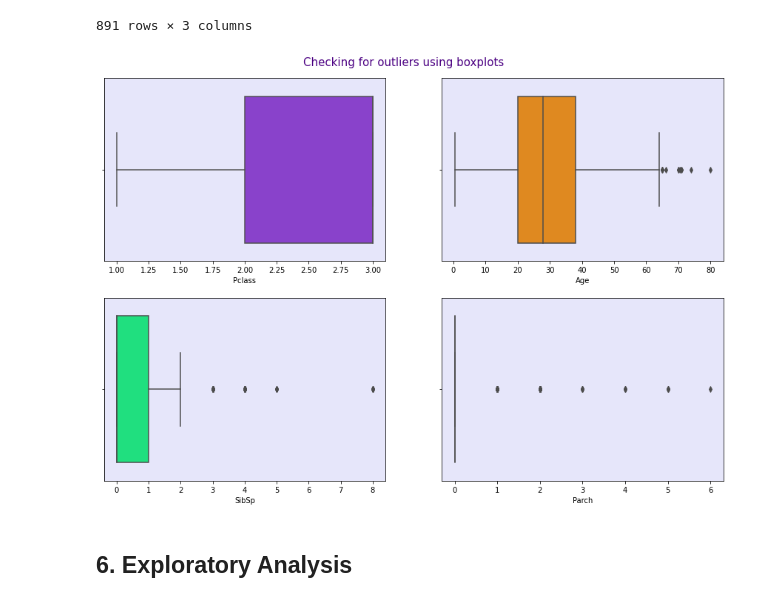
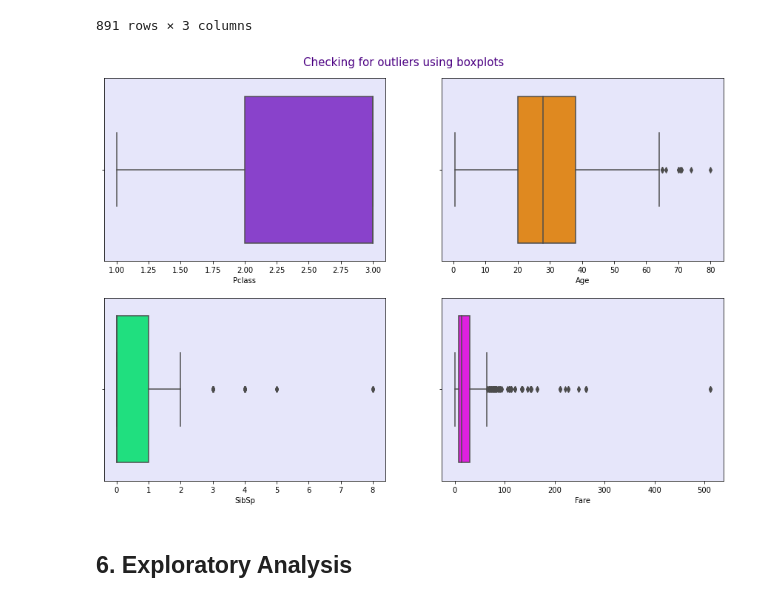
Before and after one commit to maronga/Week-9-IP, a Jupyter notebook: Titanic Survival Prediction/"Moringa_Data_Science_Core_W9_Independent_Python_Project_2022_02_25_John_Maronga_Python_Notebook_Dataset_1".ipynb, the cells around one changed output. Cells and saved outputs as stored; diff of their text form; code cells hidden in the pictures.

```diff
--- a/Titanic Survival Prediction/"Moringa_Data_Science_Core_W9_Independent_Python_Project_2022_02_25_John_Maronga_Python_Notebook_Dataset_1".ipynb
+++ b/Titanic Survival Prediction/"Moringa_Data_Science_Core_W9_Independent_Python_Project_2022_02_25_John_Maronga_Python_Notebook_Dataset_1".ipynb
@@ -468,21 +468,22 @@ df
 # %%
 # Checking for outliers
 #
 # Creating a list of columns to check for outliers
 # Creating a list of colors
 #
-col_list = ['Pclass', 'Age', 'SibSp', 'Parch','Fare']
+#col_list = ['Pclass', 'Age', 'SibSp', 'Parch','Fare']
+col_list = ['Pclass', 'Age', 'SibSp','Fare']
 colors = ['blueviolet', 'darkorange', 'springgreen', 'fuchsia','red']
 
 # Plotting boxplots of the col_list columns to check for outliers
 #
 fig, axes = plt.subplots(nrows = 2, ncols = 2, figsize = (15, 10))
 plt.suptitle('Checking for outliers using boxplots', fontsize = 15, y = 0.92, color = 'indigo')
 for ax, data, column, color in zip(axes.flatten(), train, col_list, colors):
   sns.boxplot(train[column], ax = ax, color = color)
   ax.set_facecolor('lavender') # Setting the background color to lavender
 # %% [output]
-[figure, old version]
+[figure, new version]
 # %% [markdown]
 ## 6. Exploratory Analysis
 # %%
```
Also changed, not shown: parts of 2 cells of this notebook.
